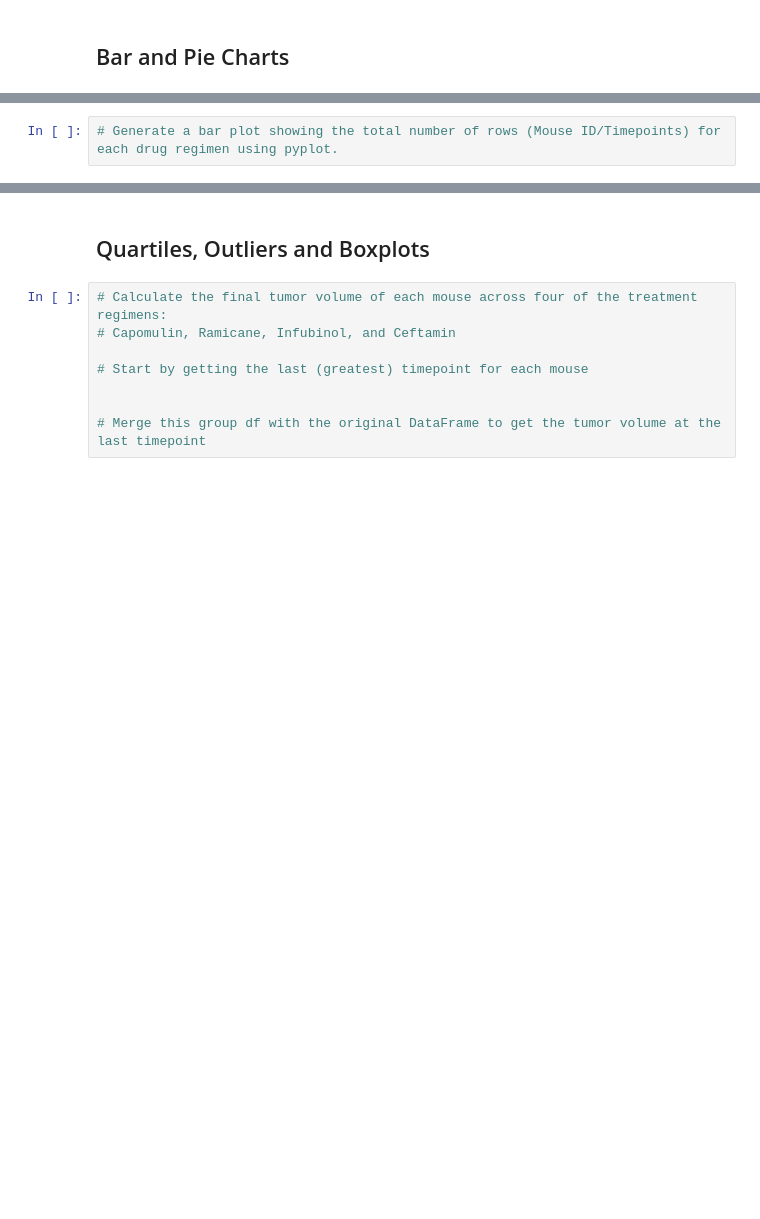
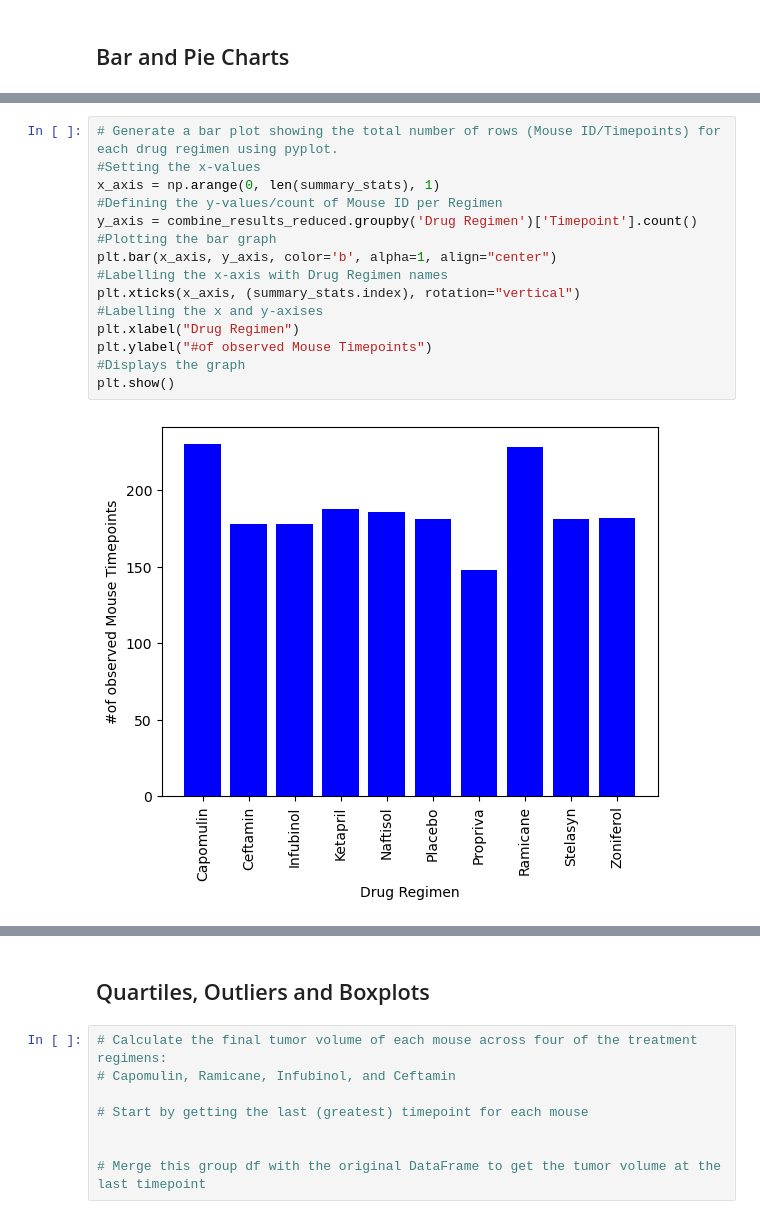
Before and after one commit to Allan-CM/Pymaceuticals, a Jupyter notebook: main.ipynb, the cells around one changed output, grey strips where cells are left out. Cells and saved outputs as stored; diff of their text form; blank space fills up the shorter version.

```diff
--- a/main.ipynb
+++ b/main.ipynb
@@ -151,4 +158,19 @@ summary_stats
-# %%
-# Generate a bar plot showing the total number of rows (Mouse ID/Timepoints) for each drug regimen using pyplot.
+# %%
+# Generate a bar plot showing the total number of rows (Mouse ID/Timepoints) for each drug regimen using pyplot.
+#Setting the x-values
+x_axis = np.arange(0, len(summary_stats), 1)
+#Defining the y-values/count of Mouse ID per Regimen
+y_axis = combine_results_reduced.groupby('Drug Regimen')['Timepoint'].count()
+#Plotting the bar graph
+plt.bar(x_axis, y_axis, color='b', alpha=1, align="center")
+#Labelling the x-axis with Drug Regimen names
+plt.xticks(x_axis, (summary_stats.index), rotation="vertical")
+#Labelling the x and y-axises
+plt.xlabel("Drug Regimen")
+plt.ylabel("#of observed Mouse Timepoints")
+#Displays the graph
+plt.show()
+# %% [output]
+[figure, added]
 # %%
 # Generate a pie plot showing the distribution of female versus male mice using Pandas
```
Also changed, not shown: parts of 5 cells of this notebook.
